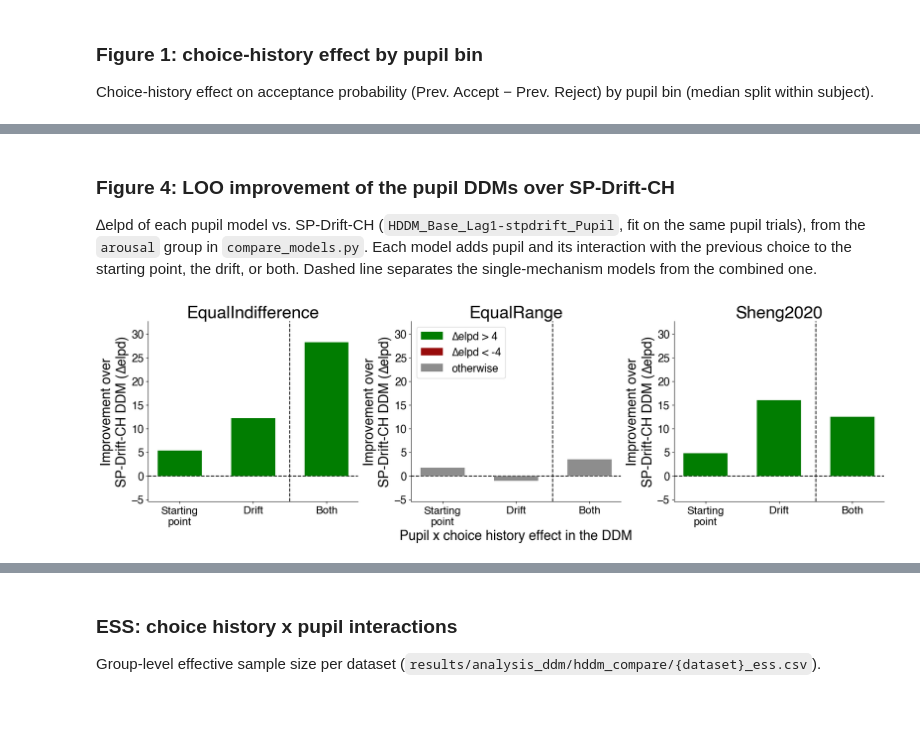
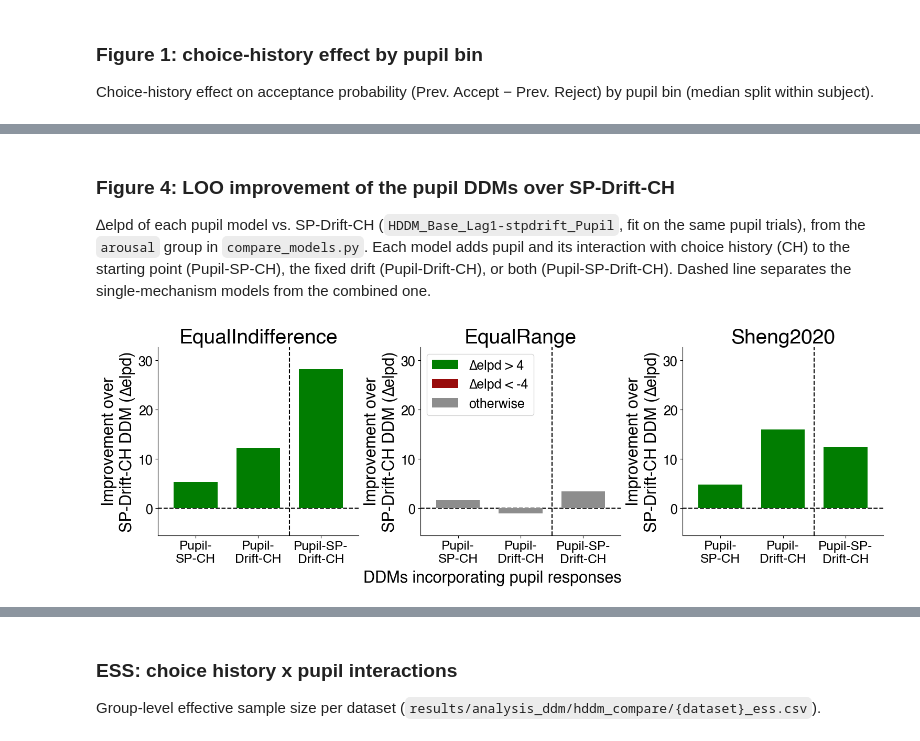
Before and after one commit to GusStgoReyes/riskhistory, a Jupyter notebook: figures_official/figure5.ipynb, the cells around one changed output, grey strips where cells are left out. Drawn from its saved outputs; the diff is of its cells as text; code cells hidden in the pictures; blank space fills up the shorter version.

```diff
--- a/figures_official/figure5.ipynb
+++ b/figures_official/figure5.ipynb
@@ -144,0 +139,21 @@ plt.show()
+# %%
+PUPIL_HIST_PARAMS = [
+    ("z_choice_prev1:pupil", "#EBE8BD", "Starting point bias \n(∆z x Pupil)"),
+    ("v_choice_prev1:pupil", "#A8C199", "Fixed-drift bias \n(∆v x Pupil)") ]
+
+fig, axes = plt.subplots(nrows=1, ncols=len(DATASETS), figsize=(15, 4),
+                         sharey=True, layout="constrained")
+
+for col, ds in enumerate(DATASETS):
+    ax = axes[col]
+    plot_param_hists(ax, SP_PUPIL_MODEL, ds, PUPIL_HIST_PARAMS)
+    ax.set_title(DATASET_LABELS.get(ds, ds))
+    style_axis(ax, col, xlabel="Interaction between choice history shift and pupil response")
+
+axes[0].set_ylabel("Posterior density")
+axes[1].set_ylabel("Posterior density")
+axes[2].set_ylabel("Posterior density")
+axes[0].set_ylim(-0.275, 0.275)
+
+fig.savefig("saved/figure5_v2_pupil_hists.svg", dpi=300, bbox_inches="tight")
+plt.show()
@@ -145,13 +162,13 @@ plt.show()
 # %% [markdown]
 ### Figure 4: LOO improvement of the pupil DDMs over SP-Drift-CH
-∆elpd of each pupil model vs. SP-Drift-CH (`HDDM_Base_Lag1-stpdrift_Pupil`, fit on the same pupil trials), from the `arousal` group in `compare_models.py`. Each model adds pupil and its interaction with the previous choice to the starting point, the drift, or both. Dashed line separates the single-mechanism models from the combined one.
+∆elpd of each pupil model vs. SP-Drift-CH (`HDDM_Base_Lag1-stpdrift_Pupil`, fit on the same pupil trials), from the `arousal` group in `compare_models.py`. Each model adds pupil and its interaction with choice history (CH) to the starting point (Pupil-SP-CH), the fixed drift (Pupil-Drift-CH), or both (Pupil-SP-Drift-CH). Dashed line separates the single-mechanism models from the combined one.
 # %%
 PUPIL_ELPD_REFERENCE = "HDDM_Base_Lag1-stpdrift_Pupil"  # SP-Drift-CH
 
 PUPIL_ELPD_MODEL_ORDER = [
-    ("HDDM_Base_Lag1-stpdrift_Pupil_stp",      "Starting\npoint"),
-    ("HDDM_Base_Lag1-stpdrift_Pupil_drift",    "Drift"),
-    ("HDDM_Base_Lag1-stpdrift_Pupil_stpdrift", "Both"),
+    ("HDDM_Base_Lag1-stpdrift_Pupil_stp",      "Pupil-\nSP-CH"),
+    ("HDDM_Base_Lag1-stpdrift_Pupil_drift",    "Pupil-\nDrift-CH"),
+    ("HDDM_Base_Lag1-stpdrift_Pupil_stpdrift", "Pupil-SP-\nDrift-CH"),
 ]
 N_SINGLE_MODELS = 2  # dashed separator before the combined model
 
@@ -197,36 +214,41 @@ elpd_vs_reference = {ds: compute_elpd_vs_reference(ds, PUPIL_ELPD_REFERENCE, PUP
 
 # Shared y-range across datasets, padded around the bars
 all_diffs = np.concatenate(list(elpd_vs_reference.values()))
 lo, hi = min(all_diffs.min(), 0), max(all_diffs.max(), 0)
 pad = 0.15 * (hi - lo)
 PUPIL_ELPD_YLIM = (lo - pad, hi + pad)
 
-fig, axes = plt.subplots(nrows=1, ncols=len(DATASETS), figsize=(18, 5.5), layout="constrained")
+x_pos = np.arange(len(PUPIL_ELPD_MODEL_ORDER))
 elpd_labels = [label for _, label in PUPIL_ELPD_MODEL_ORDER]
-x_pos = np.arange(len(PUPIL_ELPD_MODEL_ORDER))
+
+fig, axes = plt.subplots(nrows=1, ncols=len(DATASETS), figsize=(15, 5), layout="constrained")
 
 for col, ds in enumerate(DATASETS):
     ax = axes[col]
     diffs = elpd_vs_reference[ds]
     colors = [ELPD_COLORS[elpd_category(d)] for d in diffs]
 
-    ax.bar(x_pos, diffs, color=colors, width=0.6, zorder=3)
+    ax.bar(x_pos, diffs, color=colors, width=0.7, zorder=3)
     ax.axhline(0, color="black", linestyle="--", linewidth=1.5, zorder=2)
     ax.axvline(N_SINGLE_MODELS - 0.5, color="black", linestyle="--", linewidth=1.5, zorder=2)
 
     ax.set_xticks(x_pos)
     ax.set_xticklabels(elpd_labels, fontsize=plt.rcParams["axes.labelsize"] * 0.8)
+    ax.set_xlim(x_pos[0] - 0.6, x_pos[-1] + 0.6)
     ax.set_ylim(*PUPIL_ELPD_YLIM)
     ax.set_title(DATASET_LABELS.get(ds, ds))
-    style_axis(ax, col, ylabel="Improvement over\nSP-Drift-CH DDM (∆elpd)",
-               xlabel="Pupil x choice history effect in the DDM")
+
+    style_axis(ax, col, ylabel="Improvement over\nSP-Drift-CH DDM (∆elpd)")
+
+fig.supxlabel("DDMs incorporating pupil responses",
+              fontsize=plt.rcParams["axes.labelsize"])
 
 handles = [mpatches.Patch(facecolor=ELPD_COLORS[cat], label=ELPD_LABELS[cat])
            for cat in ("improved", "worse", "ambiguous")]
 # EqualRange: the panel whose bars sit near 0, leaving the top-left free
 axes[1].legend(handles=handles, loc="upper left")
 
 fig.savefig("saved/figure5_elpd_pupil.svg", dpi=300, bbox_inches="tight")
 plt.show()
 # %% [output]
-[figure, old version]
+[figure, new version]
```
Also changed, not shown: parts of 11 cells of this notebook, 25 other files.
